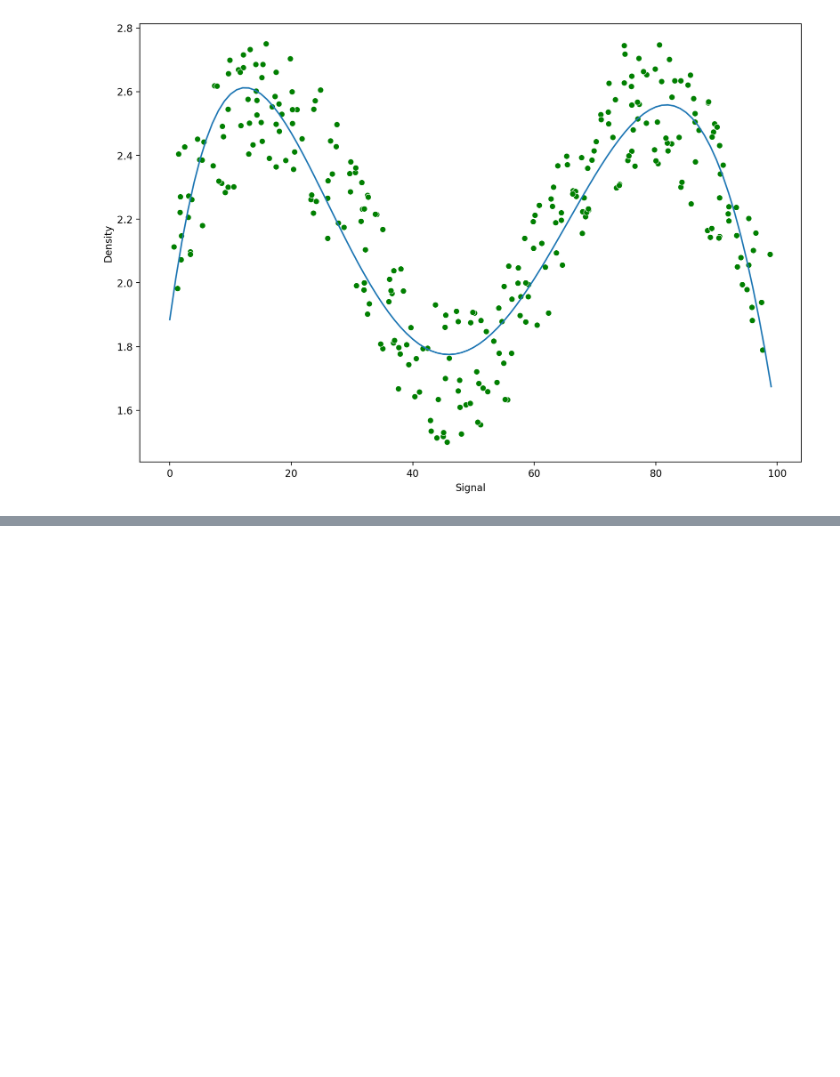
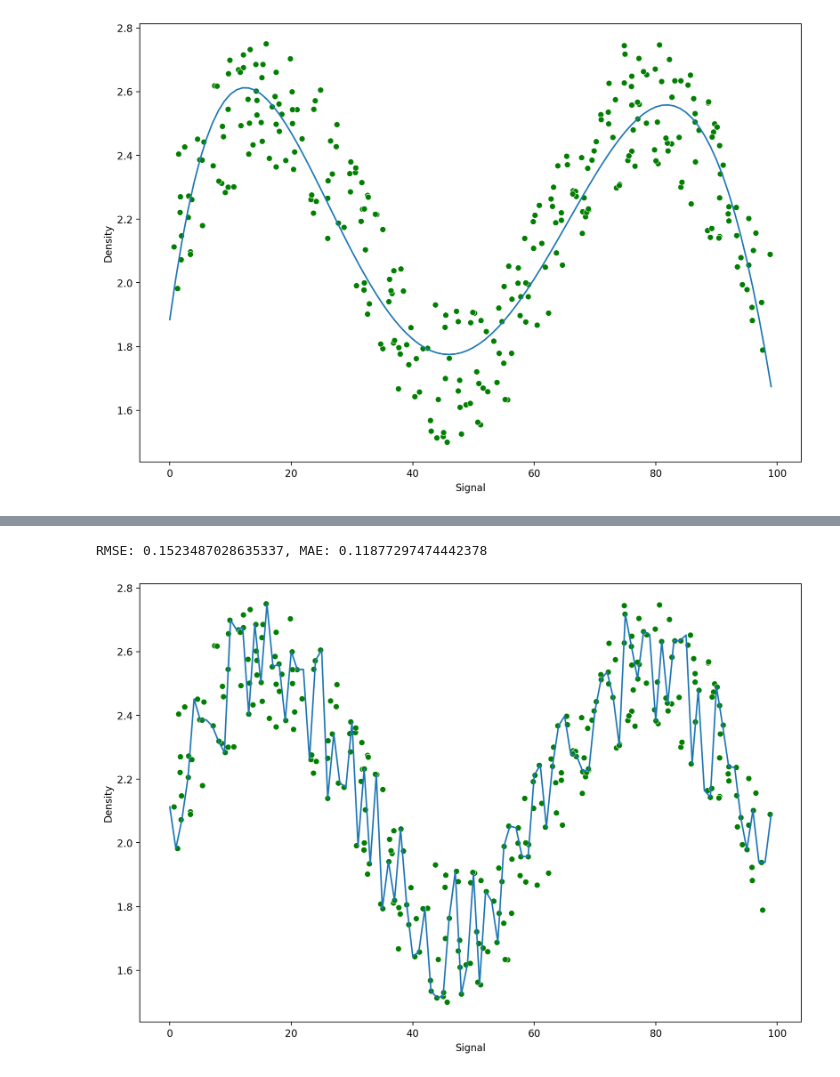
Before and after one commit to smdarshad000-lab/data-science-concepts, a Jupyter notebook: 38_Random_forest_regressor.ipynb, the cells around one changed output, grey strips where cells are left out. Saved outputs shown, nothing was run; the diff lists cells and outputs as text; code cells hidden in the pictures; blank space fills up the shorter version.

```diff
--- a/38_Random_forest_regressor.ipynb
+++ b/38_Random_forest_regressor.ipynb
@@ -131,0 +155,6 @@ RMSE: 0.14452813084167157, MAE: 0.11864312011579757
+# %%
+model = DecisionTreeRegressor()
+run_model(model, X_train, y_train, X_test, y_test)
+# %% [output]
+RMSE: 0.1523487028635337, MAE: 0.11877297474442378
+[figure, added]
```
Also changed, not shown: parts of 11 cells of this notebook.
